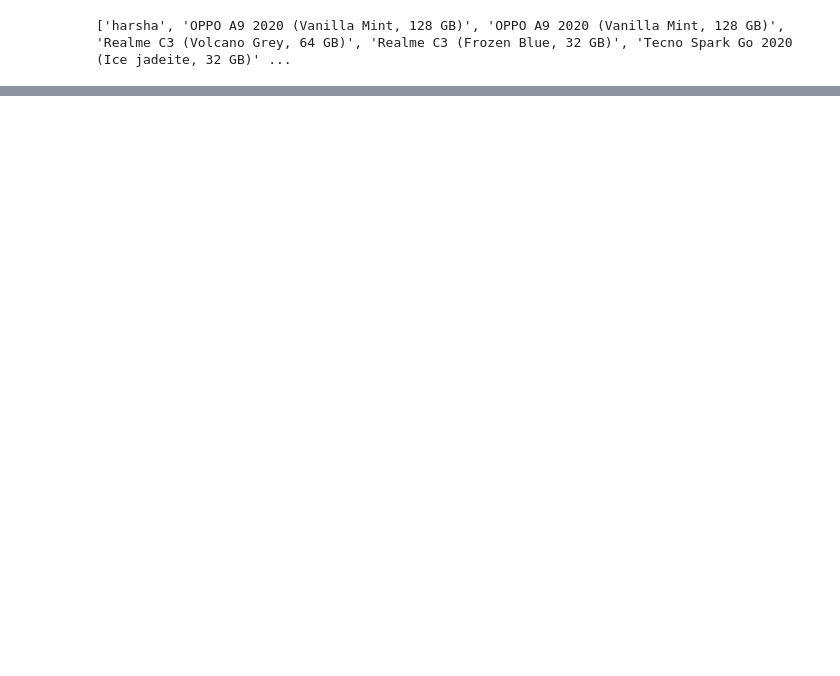
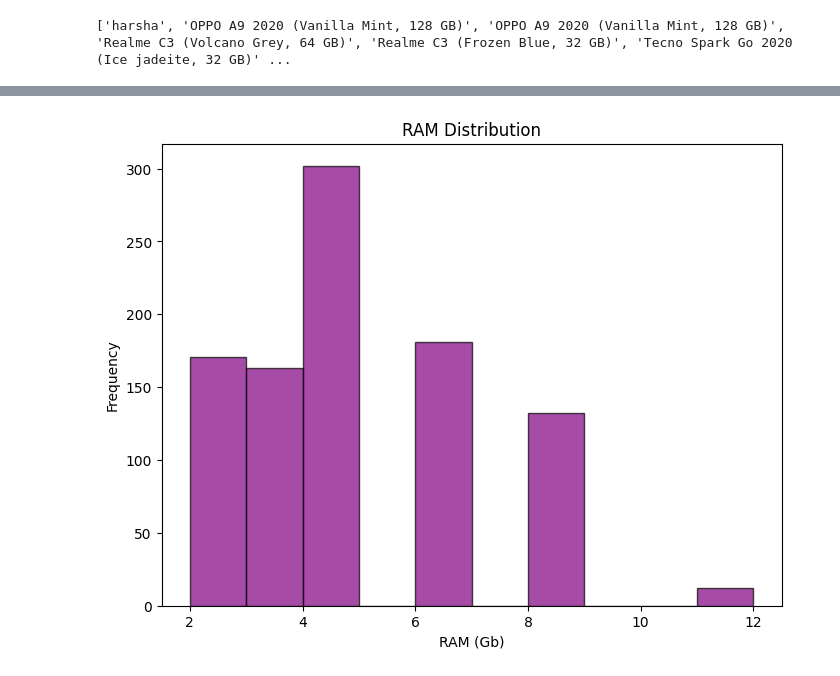
Before and after one commit to sivasriharshapulipati/Mobile-recommondation-sys, a Jupyter notebook: Mobile_Phone_Recommender.ipynb, the cells around one changed output, grey strips where cells are left out. Saved outputs shown, nothing was run; the diff lists cells and outputs as text; code cells hidden in the pictures; blank space fills up the shorter version.

```diff
--- a/Mobile_Phone_Recommender.ipynb
+++ b/Mobile_Phone_Recommender.ipynb
@@ -76,0 +124,10 @@ df = pd.read_csv('/content/mainDataset.csv', encoding='unicode_escape')
+# %%
+# Histogram: RAM Distribution
+plt.figure(figsize=(8, 6))
+plt.hist(df['RAM Gb'], bins=10, color='purple', edgecolor='black', alpha=0.7)
+plt.title('RAM Distribution')
+plt.xlabel('RAM (Gb)')
+plt.ylabel('Frequency')
+plt.show()
+# %% [output]
+[figure, added]
```
Also changed, not shown: parts of 20 cells of this notebook.
